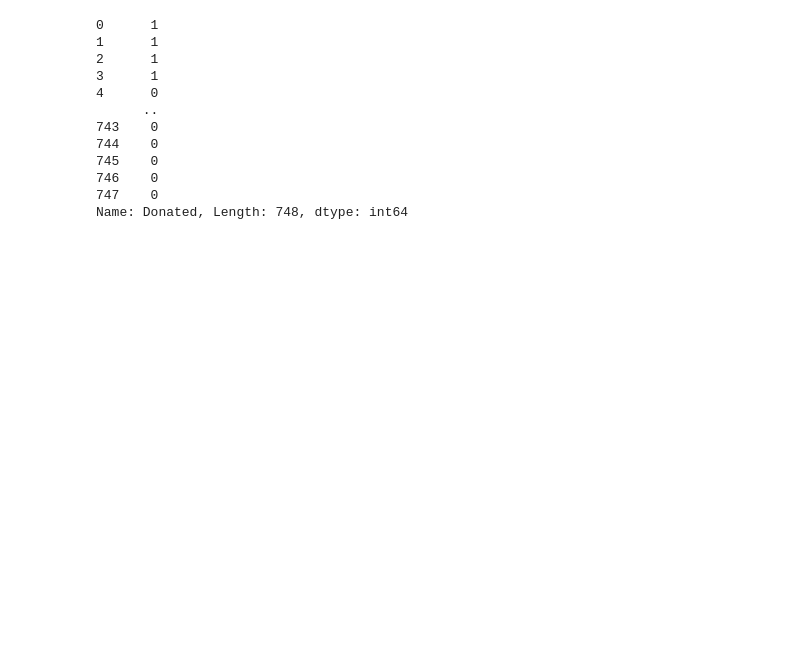
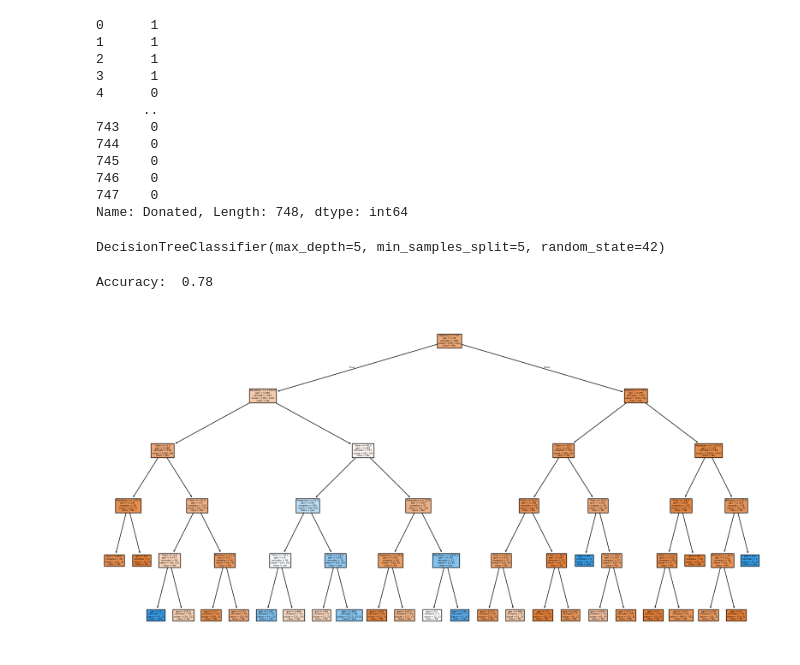
Before and after one commit to Sameerverma32/ML-12pm, a Jupyter notebook: Regression/decisiontree.ipynb, the cells around one changed output. Saved outputs shown, nothing was run; the diff lists cells and outputs as text; code cells hidden in the pictures; blank space fills up the shorter version.

```diff
--- a/Regression/decisiontree.ipynb
+++ b/Regression/decisiontree.ipynb
@@ -70,3 +70,9 @@ y
 746    0
 747    0
 Name: Donated, Length: 748, dtype: int64
+# %%
+clf = DecisionTreeClassifier(criterion='gini', max_depth=5, min_samples_split=5, random_state=42)
+
+clf.fit(x_train, y_train)
+# %% [output]
+DecisionTreeClassifier(max_depth=5, min_samples_split=5, random_state=42)
@@ -72,0 +81,11 @@ Name: Donated, Length: 748, dtype: int64
+# %%
+accuracy = accuracy_score(y_test, y_pred)
+print("Accuracy: ", accuracy)
+# %% [output]
+Accuracy:  0.78
+# %%
+plt.figure(figsize=(20, 10))
+tree.plot_tree(clf, filled=True, feature_names=x.columns, class_names=['No','yes'])
+plt.show()
+# %% [output]
+[figure, added]
```
Also changed, not shown: parts of 1 cell of this notebook.
